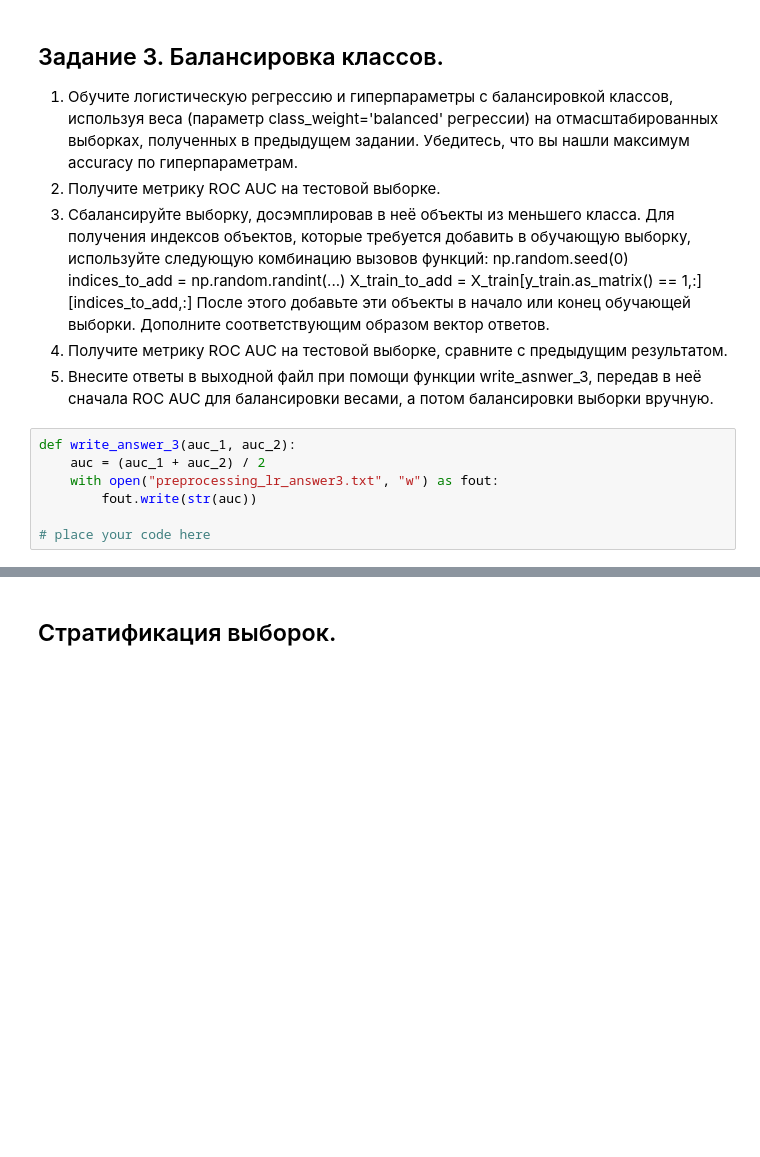
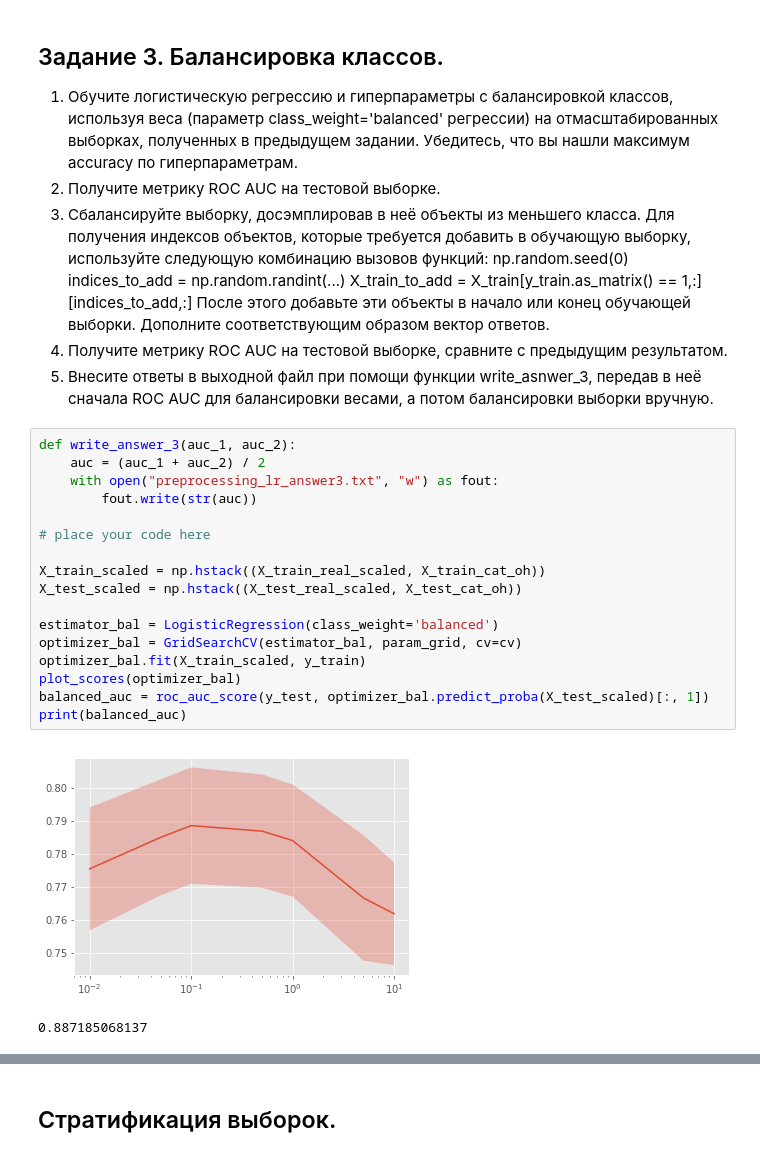
Before and after one commit to ivan-magda/machine-learning-data-analysis, a Jupyter notebook: supervised-learning/preprocessing-lr/preprocessing-lr.ipynb, the cells around one changed output, grey strips where cells are left out. Saved outputs shown, nothing was run; the diff lists cells and outputs as text; blank space fills up the shorter version.

```diff
--- a/supervised-learning/preprocessing-lr/preprocessing-lr.ipynb
+++ b/supervised-learning/preprocessing-lr/preprocessing-lr.ipynb
@@ -402,7 +477,20 @@ print(np.sum(y_train==1))
 # %%
 def write_answer_3(auc_1, auc_2):
     auc = (auc_1 + auc_2) / 2
     with open("preprocessing_lr_answer3.txt", "w") as fout:
         fout.write(str(auc))
 
 # place your code here
+
+X_train_scaled = np.hstack((X_train_real_scaled, X_train_cat_oh))
+X_test_scaled = np.hstack((X_test_real_scaled, X_test_cat_oh))
+
+estimator_bal = LogisticRegression(class_weight='balanced')
+optimizer_bal = GridSearchCV(estimator_bal, param_grid, cv=cv)
+optimizer_bal.fit(X_train_scaled, y_train)
+plot_scores(optimizer_bal)
+balanced_auc = roc_auc_score(y_test, optimizer_bal.predict_proba(X_test_scaled)[:, 1])
+print(balanced_auc)
+# %% [output]
+[figure, added]
+0.887185068137
```
Also changed, not shown: parts of 42 cells of this notebook, 6 other files.
